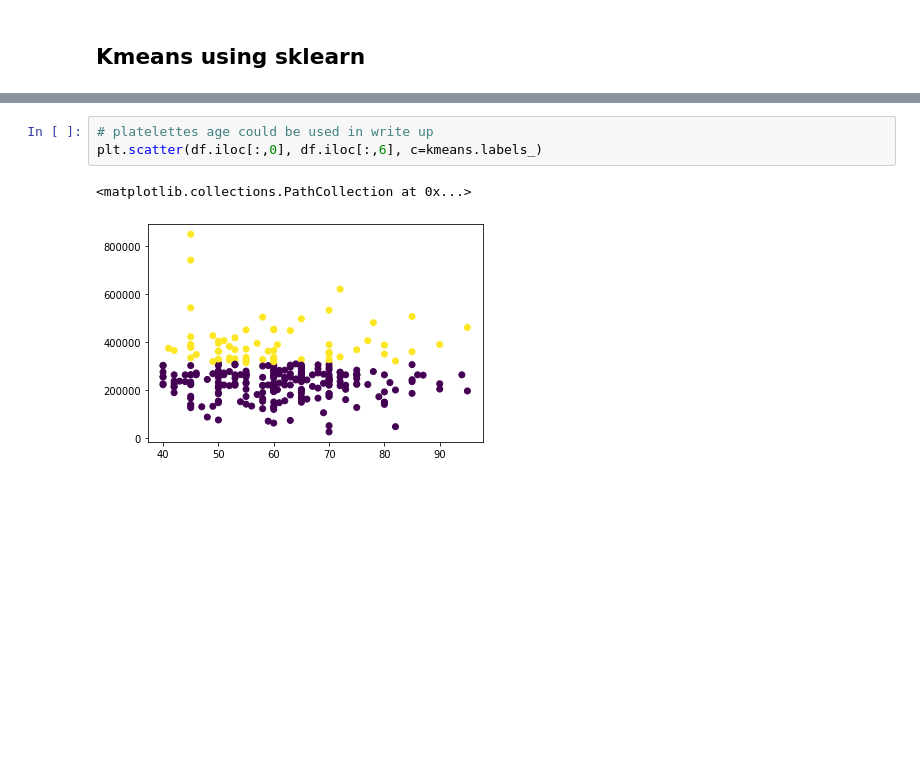
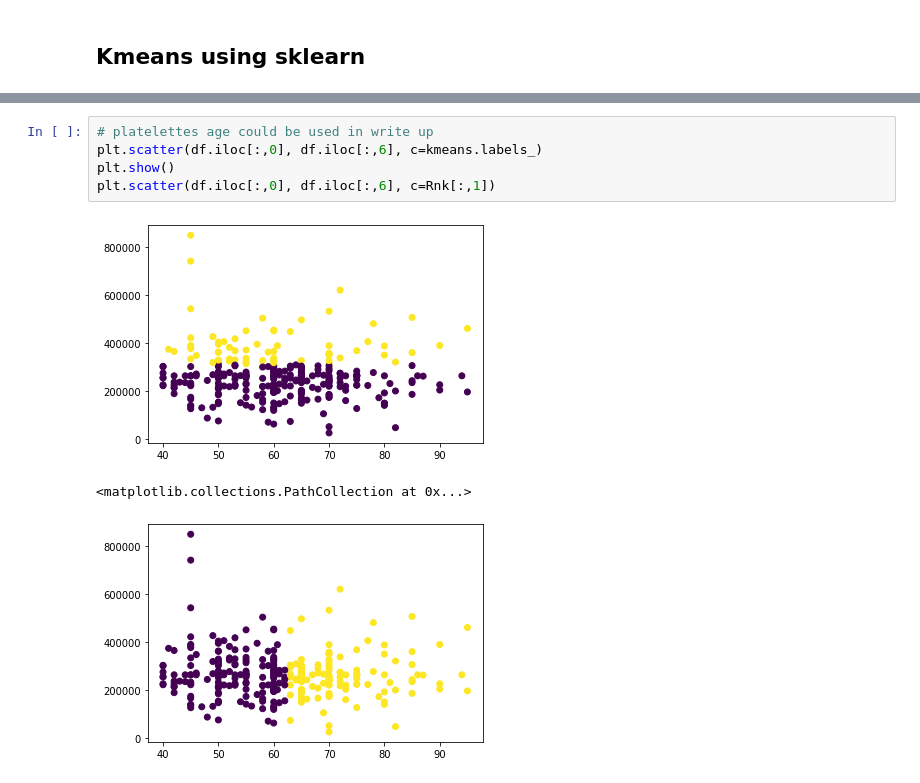
Before and after one commit to ntbeileh/cogs118bProject, a Jupyter notebook: HeartKMeans.ipynb, the cells around one changed output, grey strips where cells are left out. Drawn from its saved outputs; the diff is of its cells as text; blank space fills up the shorter version.

```diff
--- a/HeartKMeans.ipynb
+++ b/HeartKMeans.ipynb
@@ -175,9 +190,12 @@ plt.scatter(df.iloc[:,0], df.iloc[:,2], c=kmeans.labels_)
 # %%
 # platelettes age could be used in write up
 plt.scatter(df.iloc[:,0], df.iloc[:,6], c=kmeans.labels_)
+plt.show()
+plt.scatter(df.iloc[:,0], df.iloc[:,6], c=Rnk[:,1])
 # %% [output]
+[figure]
 <matplotlib.collections.PathCollection at 0x...>
-[figure]
+[figure, added]
 # %%
 # platelettes age, authentic assignements
 plt.scatter(df.iloc[:,0], df.iloc[:,6], c=df.iloc[:,-1])
```
Also changed, not shown: parts of 20 cells of this notebook, 1 other file.
